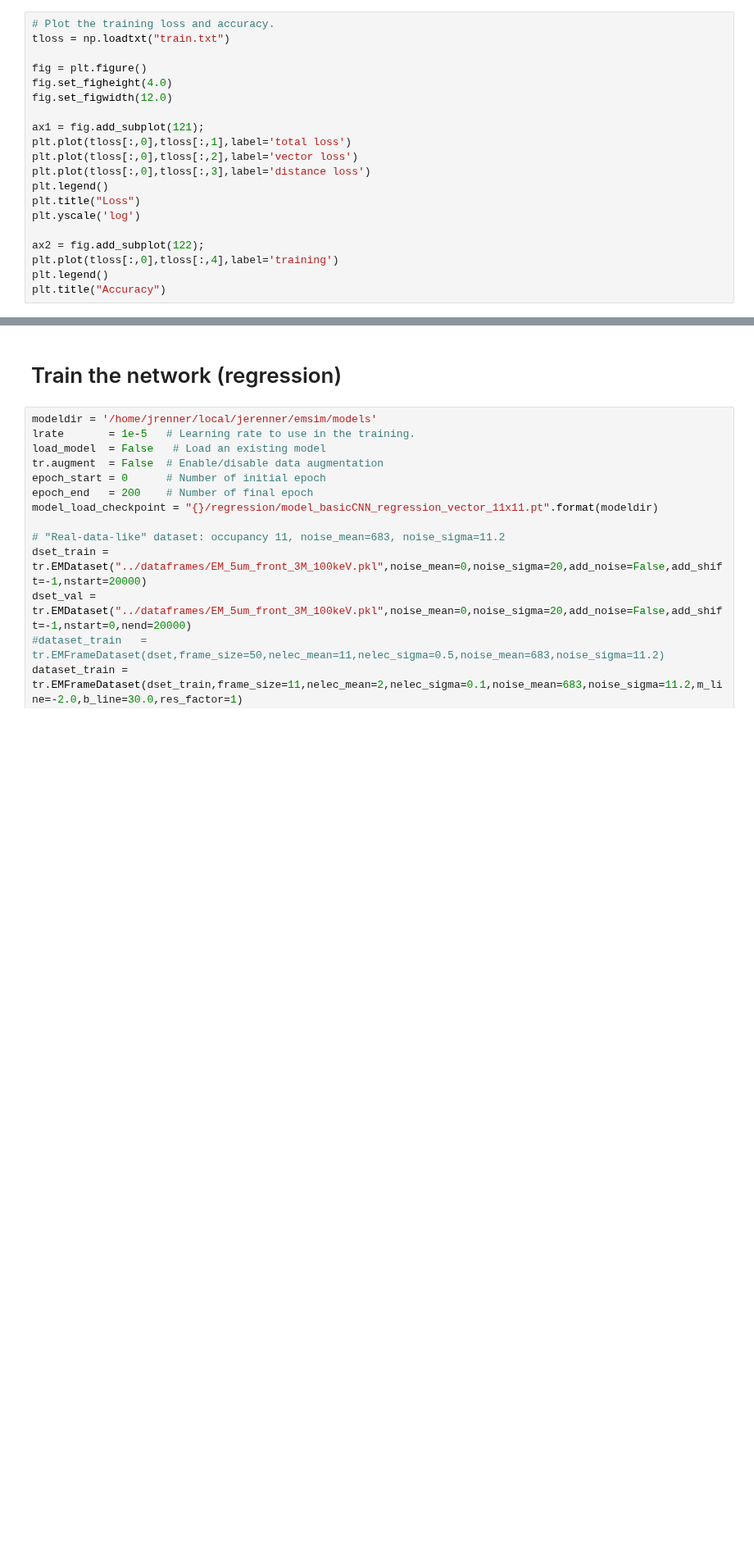
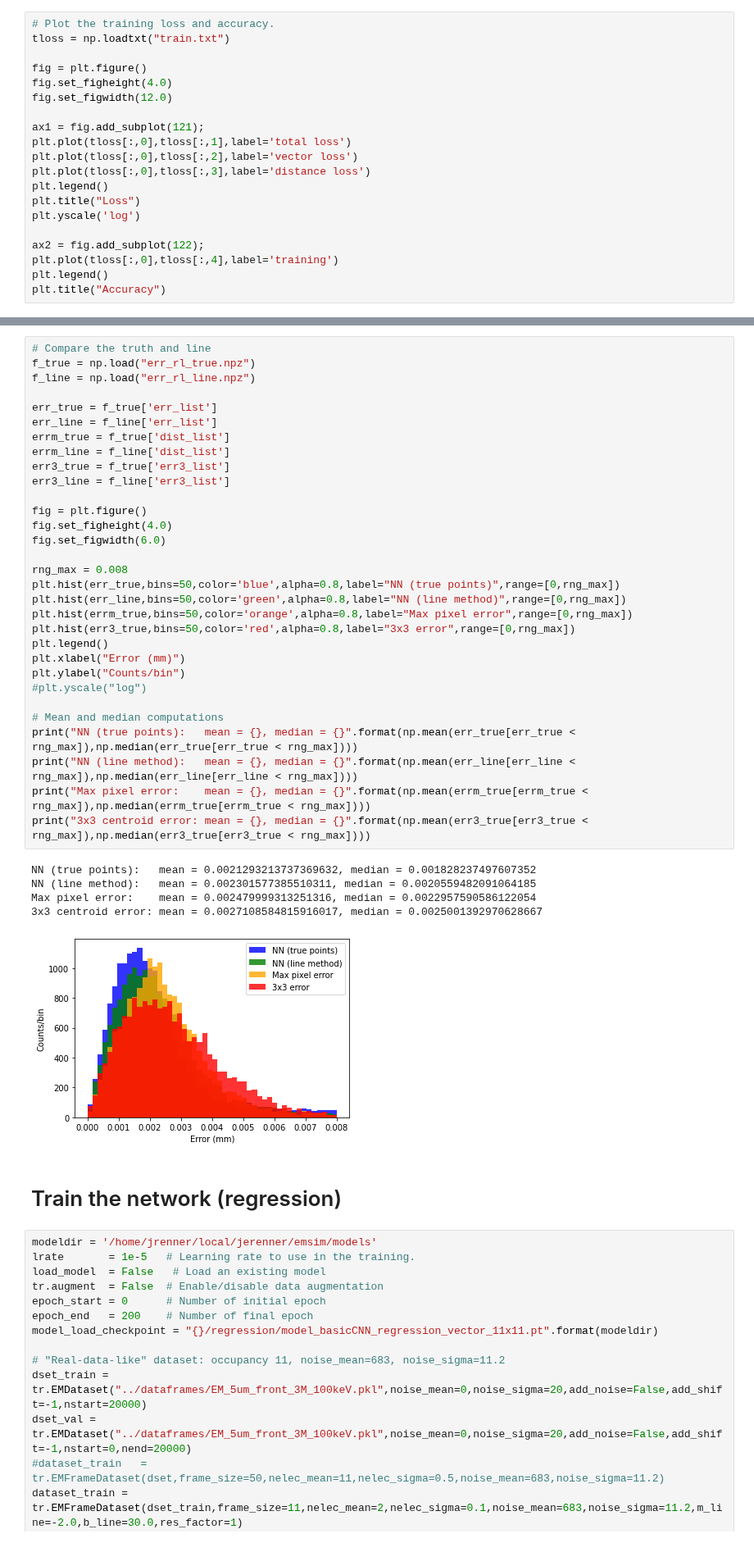
Before and after one commit to jerenner/emsim, a Jupyter notebook: notebooks/emsim_regression.ipynb, the cells around one changed output, grey strips where cells are left out. Shown at 82% size. Saved outputs shown, nothing was run; the diff lists cells and outputs as text; blank space fills up the shorter version.

Commit message:
Adds method comparison histograms

```diff
--- a/notebooks/emsim_regression.ipynb
+++ b/notebooks/emsim_regression.ipynb
@@ -319,3 +275,40 @@ Text(0, 0.5, 'Counts/bin')
+# %%
+# Compare the truth and line
+f_true = np.load("err_rl_true.npz")
+f_line = np.load("err_rl_line.npz")
+
+err_true = f_true['err_list']
+err_line = f_line['err_list']
+errm_true = f_true['dist_list']
+errm_line = f_line['dist_list']
+err3_true = f_true['err3_list']
+err3_line = f_line['err3_list']
+
+fig = plt.figure()
+fig.set_figheight(4.0)
+fig.set_figwidth(6.0)
+
+rng_max = 0.008
+plt.hist(err_true,bins=50,color='blue',alpha=0.8,label="NN (true points)",range=[0,rng_max])
+plt.hist(err_line,bins=50,color='green',alpha=0.8,label="NN (line method)",range=[0,rng_max])
+plt.hist(errm_true,bins=50,color='orange',alpha=0.8,label="Max pixel error",range=[0,rng_max])
+plt.hist(err3_true,bins=50,color='red',alpha=0.8,label="3x3 error",range=[0,rng_max])
+plt.legend()
+plt.xlabel("Error (mm)")
+plt.ylabel("Counts/bin")
+#plt.yscale("log")
+
+# Mean and median computations
+print("NN (true points):   mean = {}, median = {}".format(np.mean(err_true[err_true < rng_max]),np.median(err_true[err_true < rng_max])))
+print("NN (line method):   mean = {}, median = {}".format(np.mean(err_line[err_line < rng_max]),np.median(err_line[err_line < rng_max])))
+print("Max pixel error:    mean = {}, median = {}".format(np.mean(errm_true[errm_true < rng_max]),np.median(errm_true[errm_true < rng_max])))
+print("3x3 centroid error: mean = {}, median = {}".format(np.mean(err3_true[err3_true < rng_max]),np.median(err3_true[err3_true < rng_max])))
+# %% [output]
+NN (true points):   mean = 0.0021293213737369632, median = 0.001828237497607352
+NN (line method):   mean = 0.002301577385510311, median = 0.0020559482091064185
+Max pixel error:    mean = 0.002479999313251316, median = 0.0022957590586122054
+3x3 centroid error: mean = 0.0027108584815916017, median = 0.0025001392970628667
+[figure, added]
 # %% [markdown]
 # Train the network (regression)
 # %%
```
Also changed, not shown: parts of 6 cells of this notebook.
